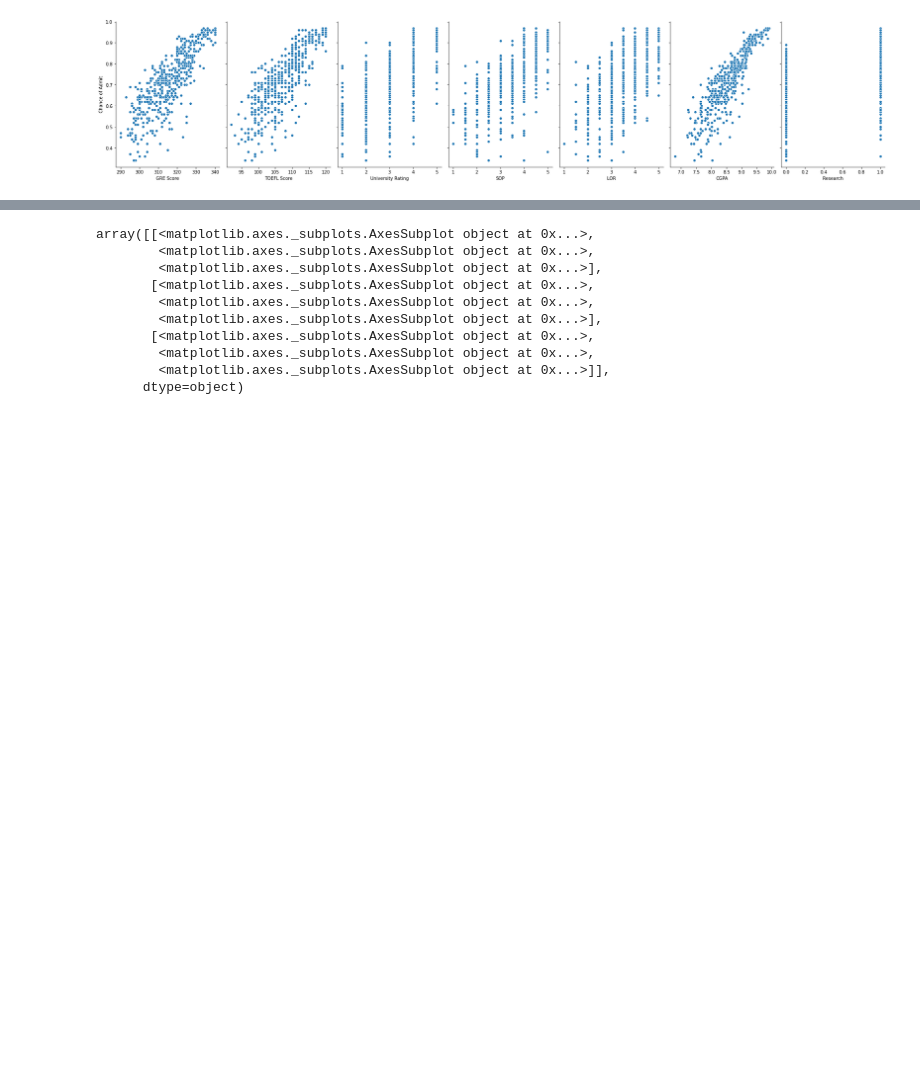
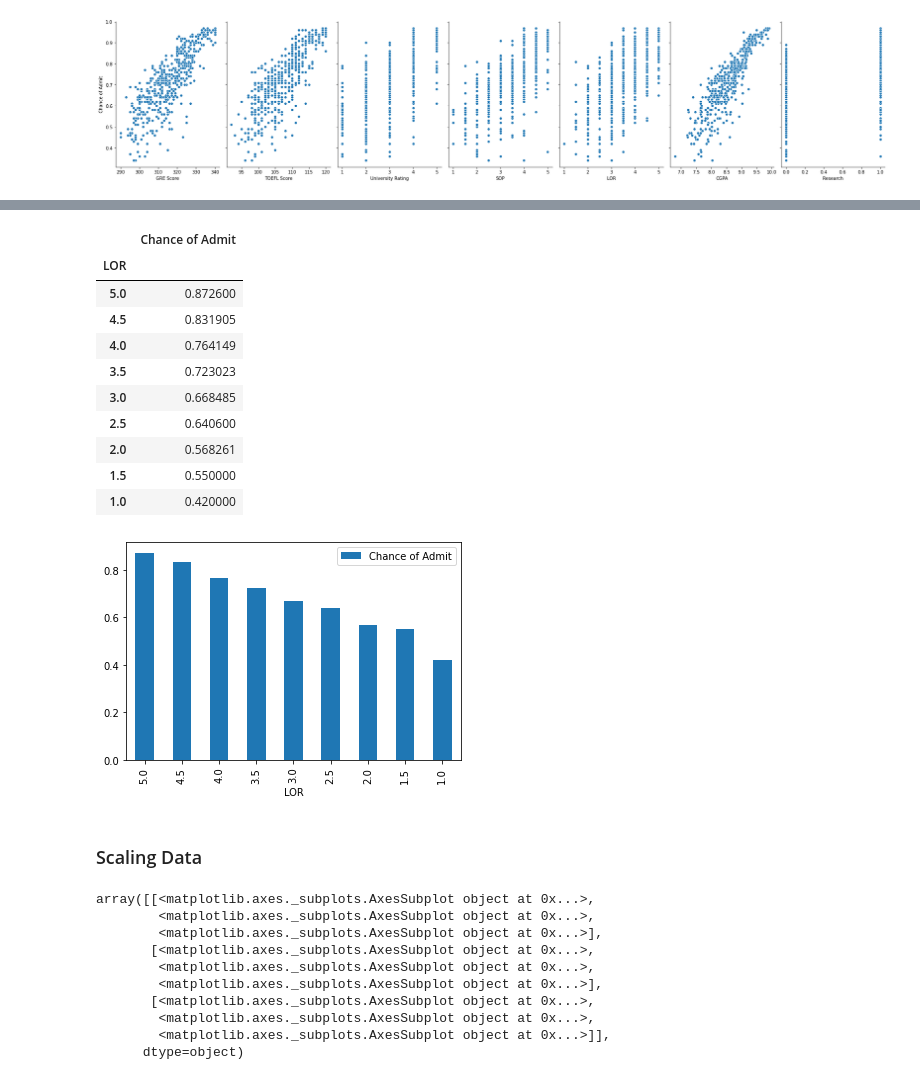
Before and after one commit to deep-son/Graduate-Admission, a Jupyter notebook: Graduate_Admission.ipynb, the cells around one changed output, grey strips where cells are left out. Cells and saved outputs as stored; diff of their text form; code cells hidden in the pictures; blank space fills up the shorter version.

```diff
--- a/Graduate_Admission.ipynb
+++ b/Graduate_Admission.ipynb
@@ -148,3 +168,21 @@ array([[<matplotlib.axes._subplots.AxesSubplot object at 0x...>,
+# %%
+add_df[['LOR','Chance of Admit']].groupby(by='LOR').mean().sort_values(by='Chance of Admit',ascending=False).plot(kind='bar')
+add_df[['LOR','Chance of Admit']].groupby(by='LOR').mean().sort_values(by='Chance of Admit',ascending=False)
+# %% [output]
+|  | Chance of Admit |
+| LOR |  |
+| 5.0 | 0.872600 |
+| 4.5 | 0.831905 |
+| 4.0 | 0.764149 |
+| 3.5 | 0.723023 |
+| 3.0 | 0.668485 |
+| 2.5 | 0.640600 |
+| 2.0 | 0.568261 |
+| 1.5 | 0.550000 |
+| 1.0 | 0.420000 |
+[figure, added]
+# %% [markdown]
+### Scaling Data
 # %%
 #scaling the data
 add_df_norm = add_df.copy()
```
Also changed, not shown: parts of 60 cells of this notebook.
